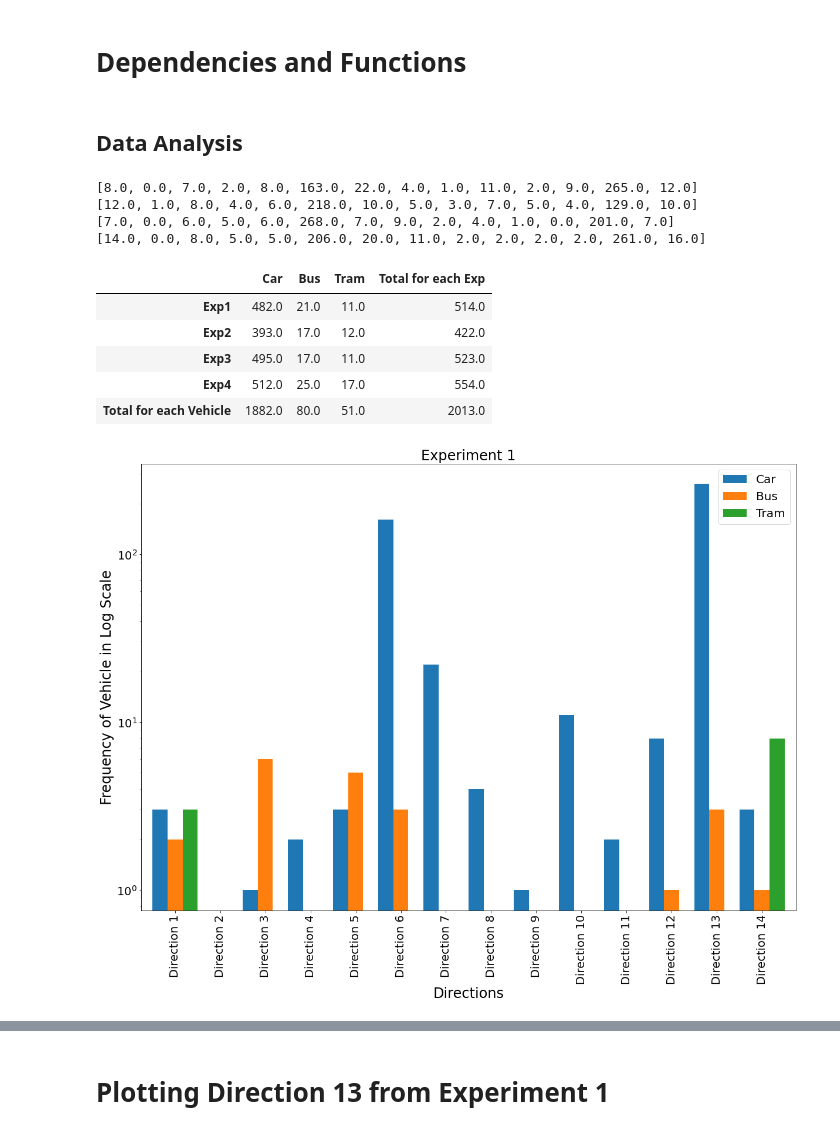
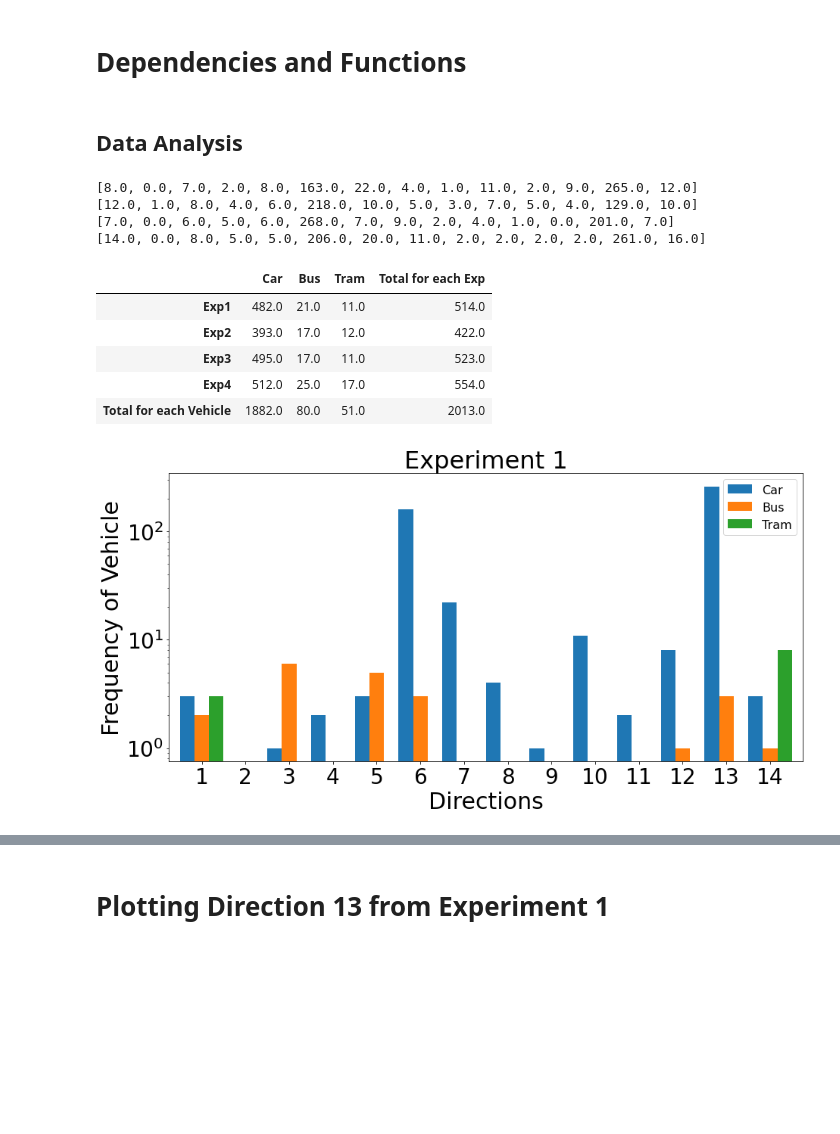
Before and after one commit to faseelmo/scientific_practice_plots, a Jupyter notebook: Plotting Graph.ipynb, the cells around one changed output, grey strips where cells are left out. Saved outputs shown, nothing was run; the diff lists cells and outputs as text; code cells hidden in the pictures; blank space fills up the shorter version.

Commit message:
updated plot parameter
Plot parameters  updated for latex

```diff
--- a/Plotting Graph.ipynb
+++ b/Plotting Graph.ipynb
@@ -50,8 +50,8 @@ def interval(df,i):
         df.index // i).groupby(
         level=0).sum()
     return df
-# %% [markdown]
-<h2> Data Analysis </h2>
+# %% [markdown]
+<h2> Data Analysis </h2>
 # %%
 def vehicle_details(df):
 
@@ -85,28 +85,29 @@ def study_data(df_car, df_bus, df_tram, exp):
                  vehicle_details(df_tram)[0])]
 
     print(sum_list)
-    index = df_car.columns.tolist()
+    index = ["1" , "2", "3", "4" , "5" , "6","7","8","9","10","11","12","13","14"]
 
     data_summary = pd.DataFrame({'Car' : temp_list[0],
                                 'Bus' : temp_list[1],
                                  'Tram' : temp_list[2],
                                 }, index = index)
-    fig = data_summary.plot.bar(logy = True, figsize=(20,14),
+    fig = data_summary.plot.bar(logy = True, figsize=(15,7),
                           rot=0, width = 1,
-                          xlabel="Directions",
-                         fontsize = 19.5)
+                         fontsize = 28)
 
-    fig.set_ylabel('Frequency of Vehicle in Log Scale',
-                   fontdict={'fontsize':24})
+    fig.set_ylabel('Frequency of Vehicle',
+                   fontdict={'fontsize':30})
 
     fig.set_xlabel('Directions',
-                   fontdict={'fontsize':24})
+                   fontdict={'fontsize':30})
 
-    fig.legend(loc=1,fontsize=20);
+    fig.legend(loc=1,fontsize=16);
 
-    fig.set_title("Experiment " + exp[-1], fontdict={'fontsize':24})
 
-    plt.xticks(rotation=90)
+
+    fig.set_title("Experiment " + exp[-1], fontdict={'fontsize':32})
+
+#     plt.xticks(rotation=0)
 
     plt.savefig(exp + '.pdf')
 
@@ -123,31 +124,31 @@ for i in ['Exp1', 'Exp2', 'Exp3', 'Exp4']:
         df_car, df_bus, df_tram, time = import_data(i)
         table_vehicle.append(study_data(df_car, df_bus, df_tram, temp))
 
 
 
 
 data_summary = pd.DataFrame(table_vehicle, index = ['Exp1', 'Exp2', 'Exp3', 'Exp4'], columns = ['Car', 'Bus', 'Tram'])
 
 exp_total = data_summary.sum(axis = 1).tolist()
 
 data_summary['Total for each Exp'] = exp_total
 
 vehicle_total = pd.DataFrame(data_summary.sum(axis = 0).to_dict(), index = ['Total for each Vehicle'])
 
 data_summary = pd.concat([data_summary, vehicle_total])
 
 
 
 display(data_summary)
 # %% [output]
 [8.0, 0.0, 7.0, 2.0, 8.0, 163.0, 22.0, 4.0, 1.0, 11.0, 2.0, 9.0, 265.0, 12.0]
 [12.0, 1.0, 8.0, 4.0, 6.0, 218.0, 10.0, 5.0, 3.0, 7.0, 5.0, 4.0, 129.0, 10.0]
 [7.0, 0.0, 6.0, 5.0, 6.0, 268.0, 7.0, 9.0, 2.0, 4.0, 1.0, 0.0, 201.0, 7.0]
 [14.0, 0.0, 8.0, 5.0, 5.0, 206.0, 20.0, 11.0, 2.0, 2.0, 2.0, 2.0, 261.0, 16.0]
 |  | Car | Bus | Tram | Total for each Exp |
 | Exp1 | 482.0 | 21.0 | 11.0 | 514.0 |
 | Exp2 | 393.0 | 17.0 | 12.0 | 422.0 |
 | Exp3 | 495.0 | 17.0 | 11.0 | 523.0 |
 | Exp4 | 512.0 | 25.0 | 17.0 | 554.0 |
 | Total for each Vehicle | 1882.0 | 80.0 | 51.0 | 2013.0 |
-[figure, old version]
+[figure, new version]
```
Also changed, not shown: parts of 10 cells of this notebook.
